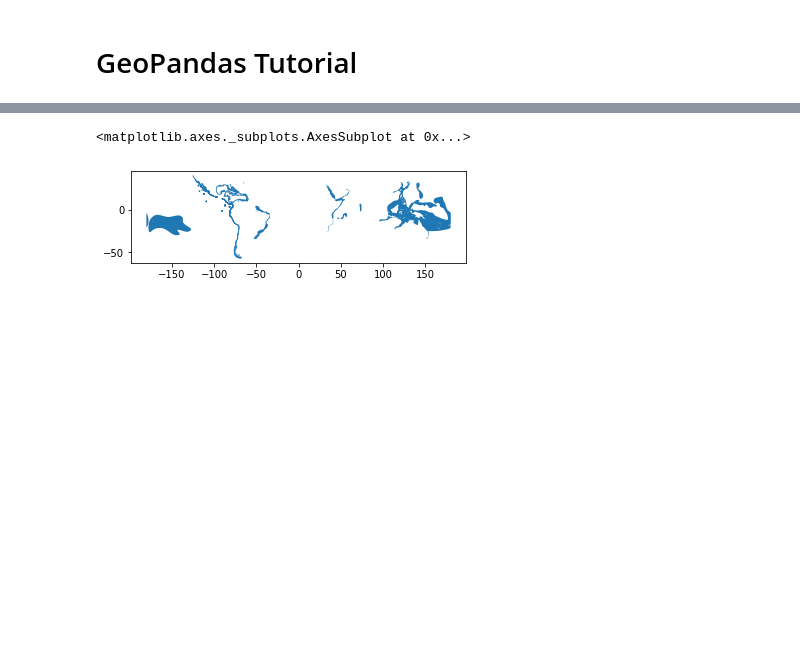
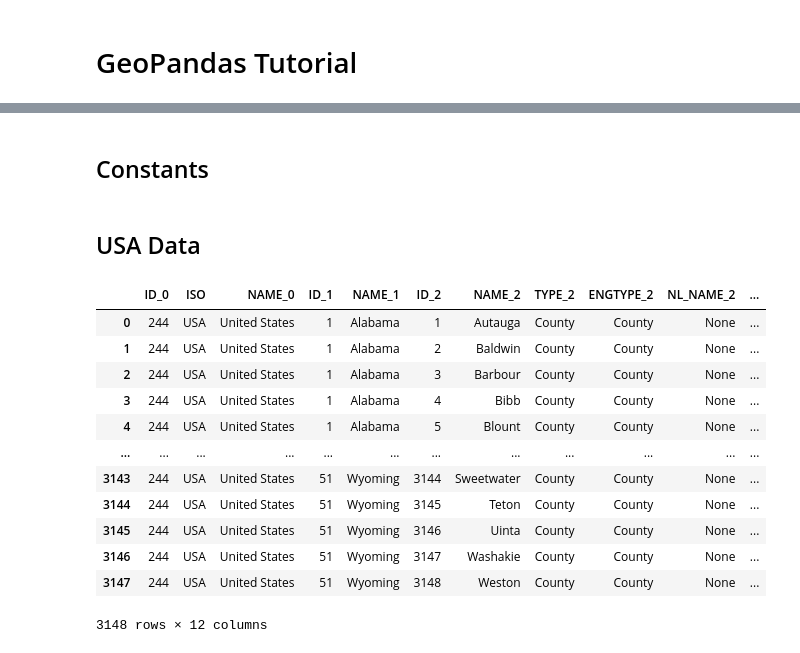
Before and after one commit to uwescience/whaletracks, a Jupyter notebook: examples/Tutorial.ipynb, the cells around one changed output, grey strips where cells are left out. Cells and saved outputs as stored; diff of their text form; code cells hidden in the pictures; blank space fills up the shorter version.

```diff
--- a/examples/Tutorial.ipynb
+++ b/examples/Tutorial.ipynb
@@ -23,5 +2,0 @@ df_data.head()
-# %%
-df_data.plot()
-# %% [output]
-<matplotlib.axes._subplots.AxesSubplot at 0x...>
-[figure, removed]
@@ -27,0 +14,2 @@ df_data.plot()
+# %% [markdown]
+## Constants
@@ -27,0 +20,23 @@ df_data.plot()
+# %% [markdown]
+## USA Data
+# %%
+# Get county level data
+path = os.path.join(cn.PROJECT_DIR, "examples/USAData/USA_adm2.shp")
+if not (os.path.isfile(path)):
+    print("Invalid path: %s" % path)
+gdf_county = gpd.read_file(path)
+gdf_county
+# %% [output]
+|  | ID_0 | ISO | NAME_0 | ID_1 | NAME_1 | ID_2 | NAME_2 | TYPE_2 | ENGTYPE_2 | NL_NAME_2 | ... |
+| 0 | 244 | USA | United States | 1 | Alabama | 1 | Autauga | County | County | None | ... |
+| 1 | 244 | USA | United States | 1 | Alabama | 2 | Baldwin | County | County | None | ... |
+| 2 | 244 | USA | United States | 1 | Alabama | 3 | Barbour | County | County | None | ... |
+| 3 | 244 | USA | United States | 1 | Alabama | 4 | Bibb | County | County | None | ... |
+| 4 | 244 | USA | United States | 1 | Alabama | 5 | Blount | County | County | None | ... |
+| ... | ... | ... | ... | ... | ... | ... | ... | ... | ... | ... | ... |
+| 3143 | 244 | USA | United States | 51 | Wyoming | 3144 | Sweetwater | County | County | None | ... |
+| 3144 | 244 | USA | United States | 51 | Wyoming | 3145 | Teton | County | County | None | ... |
+| 3145 | 244 | USA | United States | 51 | Wyoming | 3146 | Uinta | County | County | None | ... |
+| 3146 | 244 | USA | United States | 51 | Wyoming | 3147 | Washakie | County | County | None | ... |
+| 3147 | 244 | USA | United States | 51 | Wyoming | 3148 | Weston | County | County | None | ... |
+3148 rows × 12 columns
```
Also changed, not shown: parts of 22 cells of this notebook, 26 other files.
